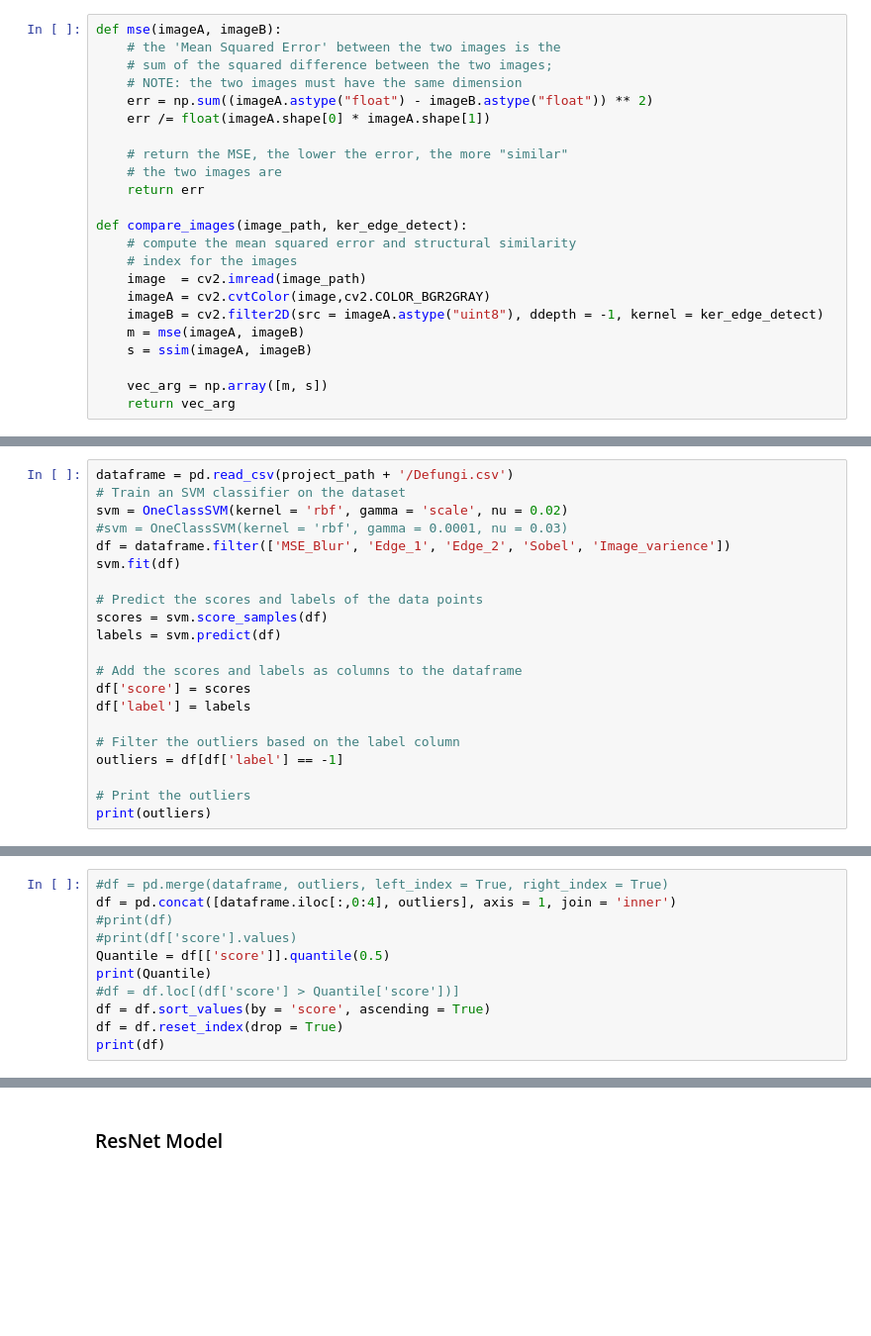
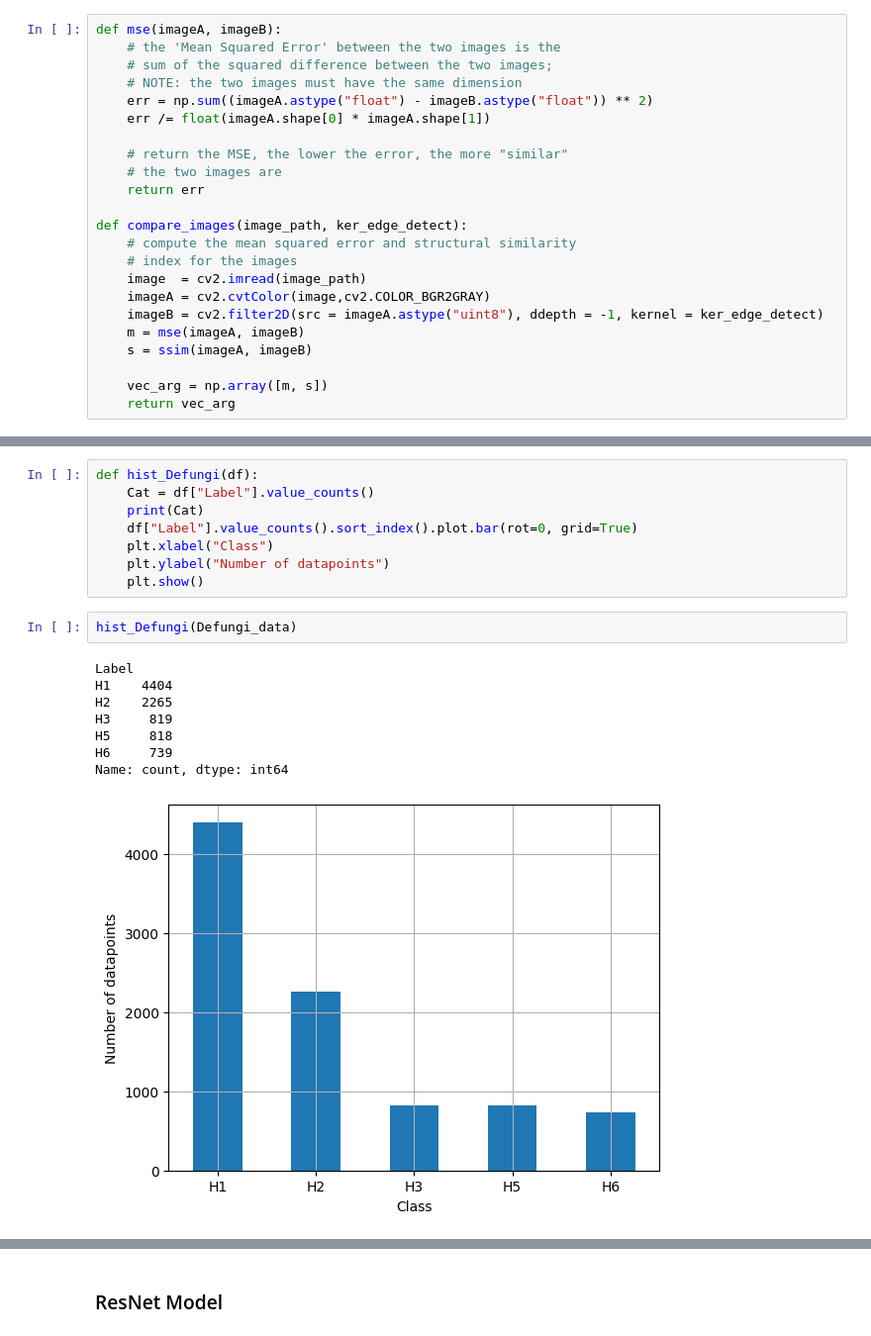
Before and after one commit to OlgaTorgashova/fungus-classification, a Jupyter notebook: EE258_Project.ipynb, the cells around one changed output, grey strips where cells are left out. Shown: that part at 99% size. Cells and saved outputs as stored; diff of their text form; blank space fills up the shorter version.

Commit message:
Fungus image classifiaction
Version 5

```diff
--- a/EE258_Project.ipynb
+++ b/EE258_Project.ipynb
@@ -241,21 +128,0 @@ dataframe.to_csv(project_path + '\Defungi.csv')
-# %%
-dataframe = pd.read_csv(project_path + '/Defungi.csv')
-# Train an SVM classifier on the dataset
-svm = OneClassSVM(kernel = 'rbf', gamma = 'scale', nu = 0.02)
-#svm = OneClassSVM(kernel = 'rbf', gamma = 0.0001, nu = 0.03)
-df = dataframe.filter(['MSE_Blur', 'Edge_1', 'Edge_2', 'Sobel', 'Image_varience'])
-svm.fit(df)
-
-# Predict the scores and labels of the data points
-scores = svm.score_samples(df)
-labels = svm.predict(df)
-
-# Add the scores and labels as columns to the dataframe
-df['score'] = scores
-df['label'] = labels
-
-# Filter the outliers based on the label column
-outliers = df[df['label'] == -1]
-
-# Print the outliers
-print(outliers)
@@ -277,11 +128,0 @@ print(outliers)
-# %%
-#df = pd.merge(dataframe, outliers, left_index = True, right_index = True)
-df = pd.concat([dataframe.iloc[:,0:4], outliers], axis = 1, join = 'inner')
-#print(df)
-#print(df['score'].values)
-Quantile = df[['score']].quantile(0.5)
-print(Quantile)
-#df = df.loc[(df['score'] > Quantile['score'])]
-df = df.sort_values(by = 'score', ascending = True)
-df = df.reset_index(drop = True)
-print(df)
@@ -340,0 +200,19 @@ Defungi\H1\H1_73a_22.jpg
+# %%
+def hist_Defungi(df):
+    Cat = df["Label"].value_counts()
+    print(Cat)
+    df["Label"].value_counts().sort_index().plot.bar(rot=0, grid=True)
+    plt.xlabel("Class")
+    plt.ylabel("Number of datapoints")
+    plt.show()
+# %%
+hist_Defungi(Defungi_data)
+# %% [output]
+Label
+H1    4404
+H2    2265
+H3     819
+H5     818
+H6     739
+Name: count, dtype: int64
+[figure, added]
```
Also changed, not shown: parts of 102 cells of this notebook.
